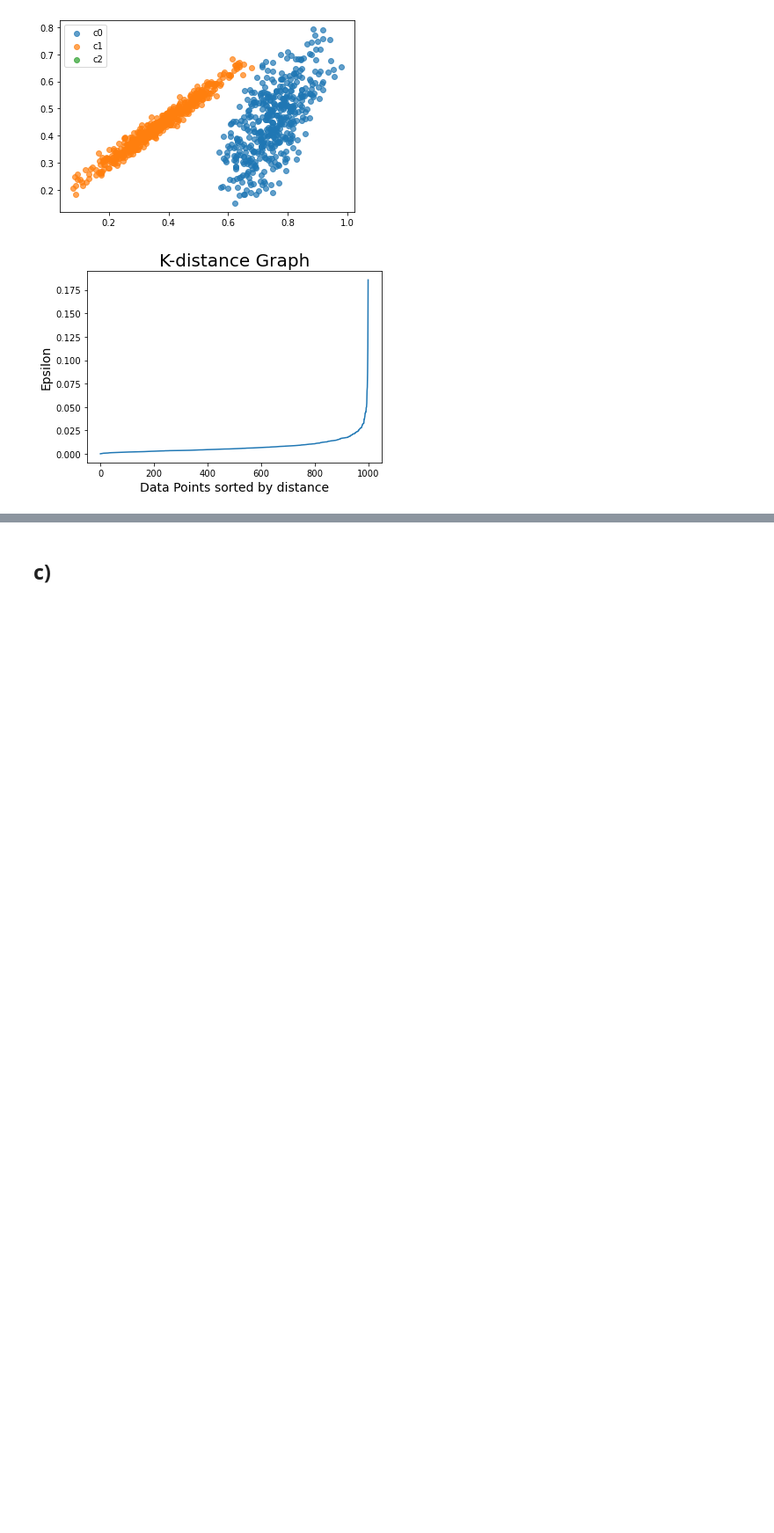
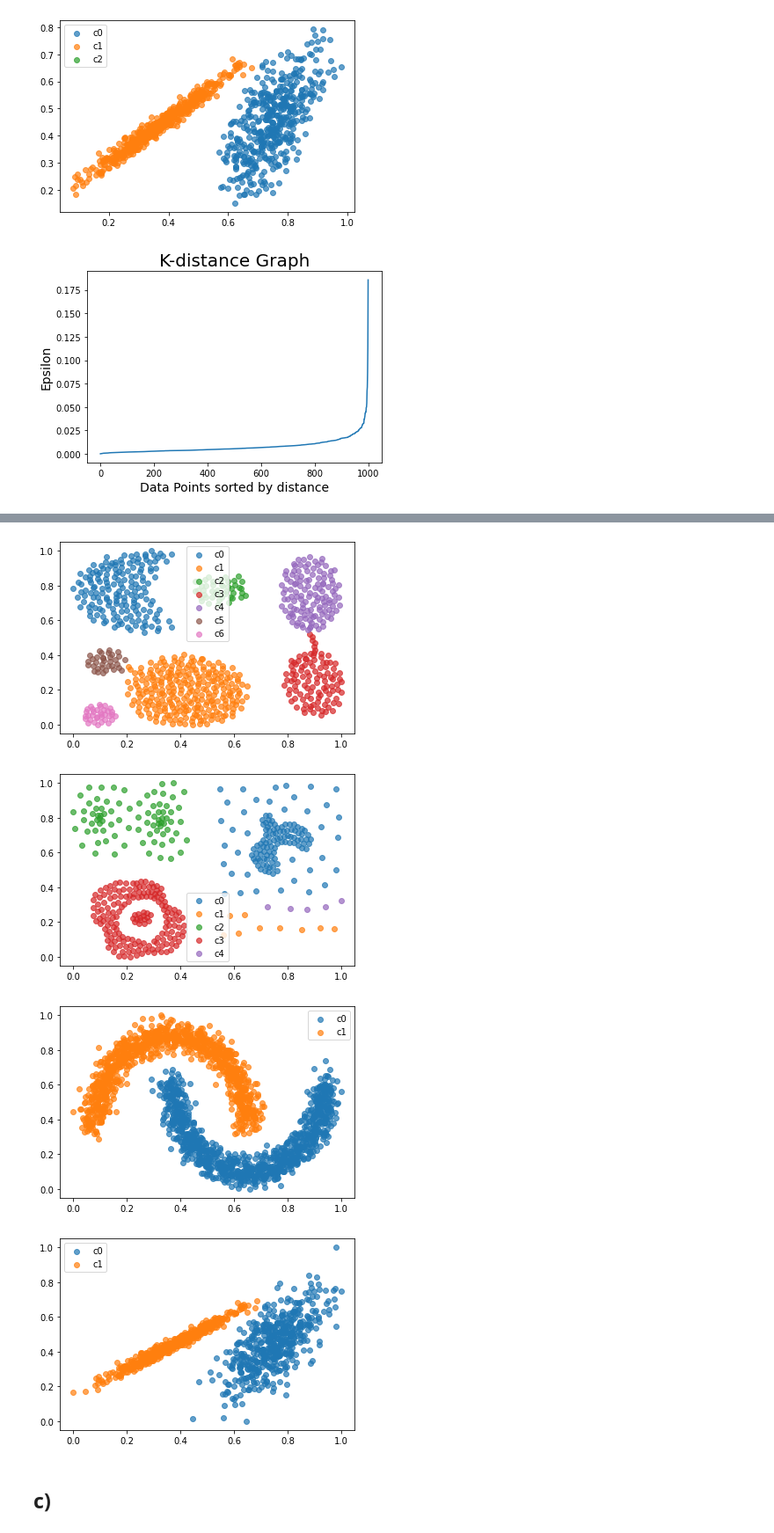
Before and after one commit to rafiqulislam21/pca_svd_clustring_and_apriori_algorithm_with_python, a Jupyter notebook: pca_svd_clustring_and_apriori_algorithm.ipynb, the cells around one changed output, grey strips where cells are left out. Shown at 88% size. Cells and saved outputs as stored; diff of their text form; code cells hidden in the pictures; blank space fills up the shorter version.

```diff
--- a/pca_svd_clustring_and_apriori_algorithm.ipynb
+++ b/pca_svd_clustring_and_apriori_algorithm.ipynb
@@ -369,2 +435,12 @@ db_scan(0.035, 5, df4)
+# %%
+average_link(7,"average",df1)
+average_link(5,"single",df2)
+average_link(2,"single",df3)
+average_link(2,"ward",df4)
+# %% [output]
+[figure, added]
+[figure, added]
+[figure, added]
+[figure, added]
 # %% [markdown]
 ## c)
```
Also changed, not shown: parts of 5 cells of this notebook.
